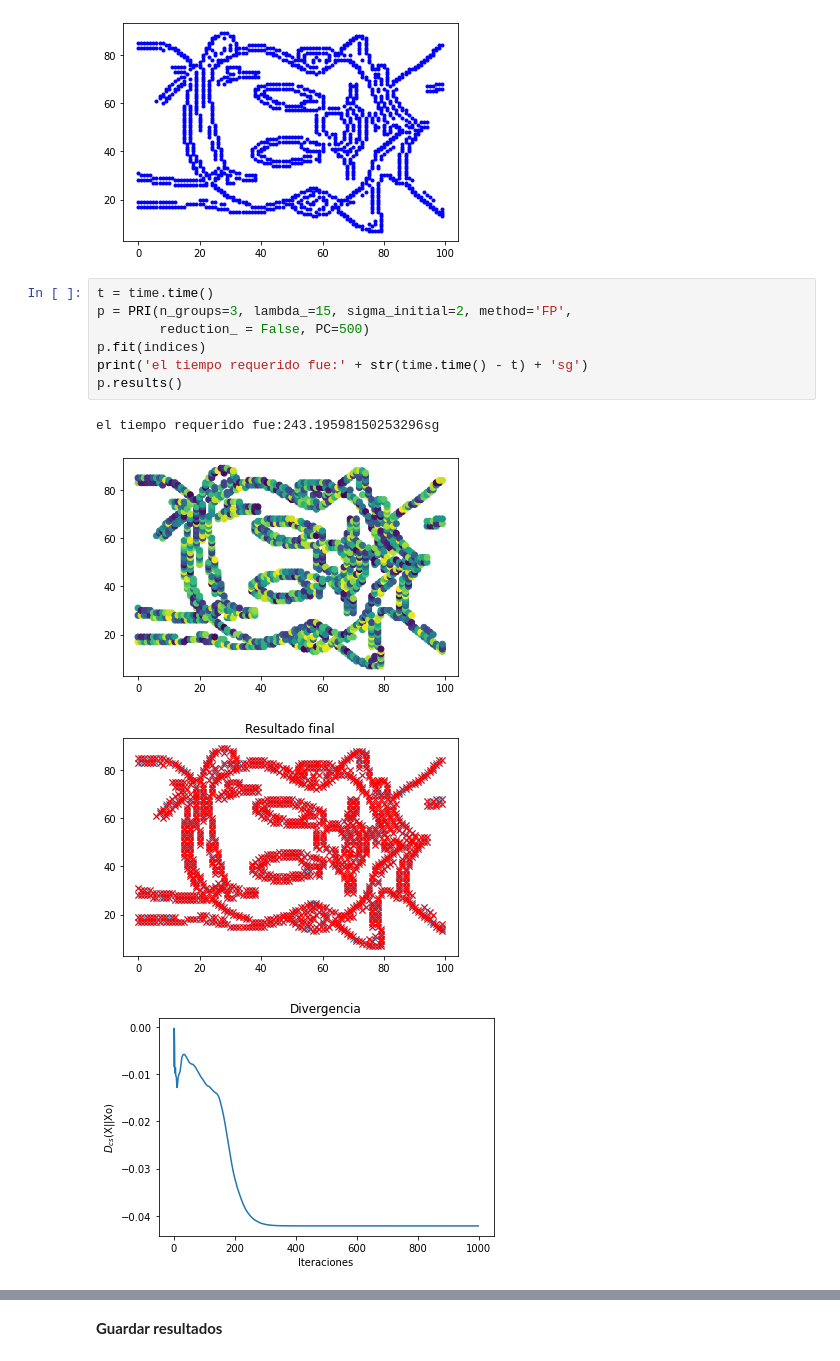
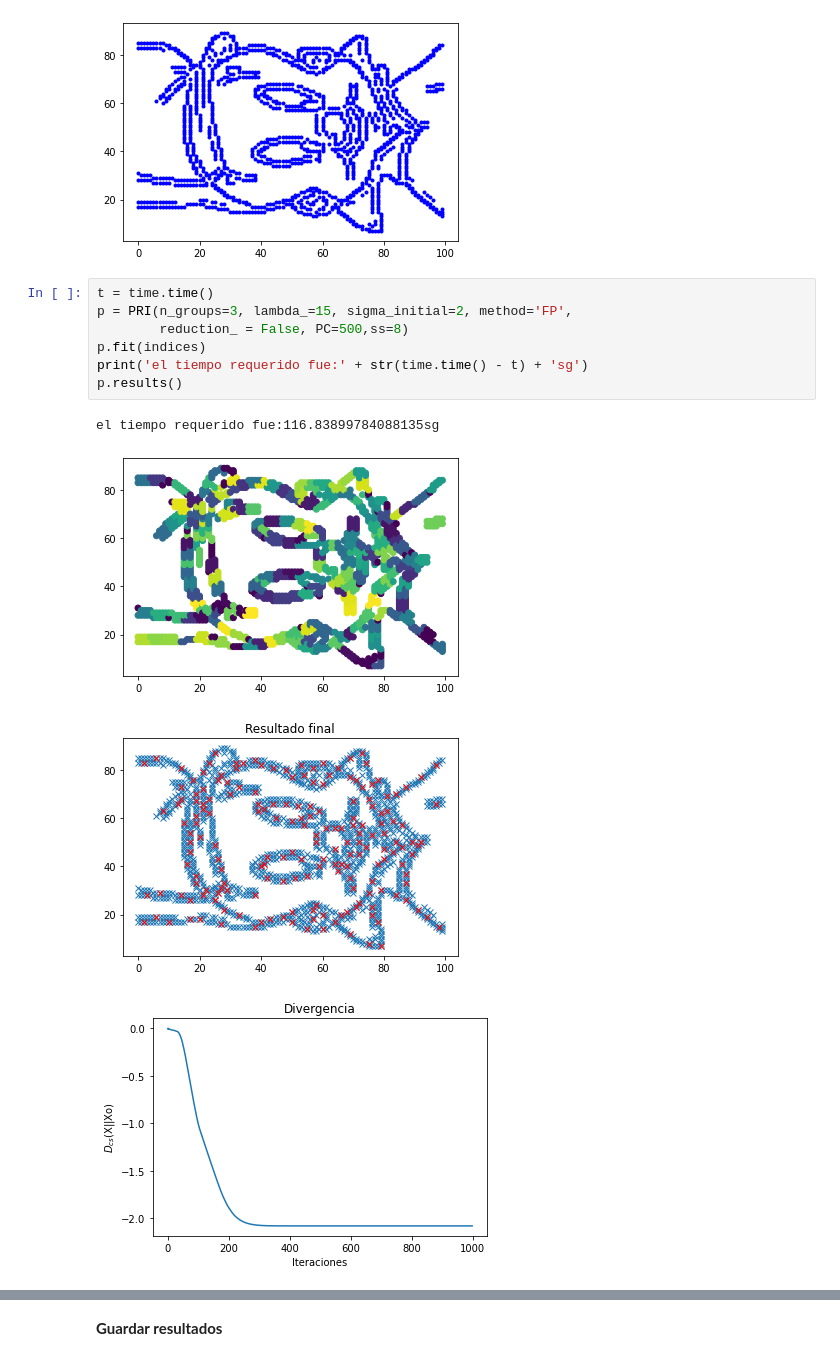
Before and after one commit to Bryan0122/PRI, a Jupyter notebook: PRI_Test.ipynb, the cells around one changed output, grey strips where cells are left out. Saved outputs shown, nothing was run; the diff lists cells and outputs as text.

```diff
--- a/PRI_Test.ipynb
+++ b/PRI_Test.ipynb
@@ -221,12 +221,12 @@ plt.plot(indices[:,0],indices[:,1],'b.')
 # %%
 t = time.time()
 p = PRI(n_groups=3, lambda_=15, sigma_initial=2, method='FP',
-        reduction_ = False, PC=500)
+        reduction_ = False, PC=500,ss=8)
 p.fit(indices)
 print('el tiempo requerido fue:' + str(time.time() - t) + 'sg')
 p.results()
 # %% [output]
-el tiempo requerido fue:243.19598150253296sg
+el tiempo requerido fue:116.83899784088135sg
-[figure, old version]
+[figure, new version]
-[figure, old version]
+[figure, new version]
-[figure, old version]
+[figure, new version]
```
Also changed, not shown: parts of 2 cells of this notebook.
